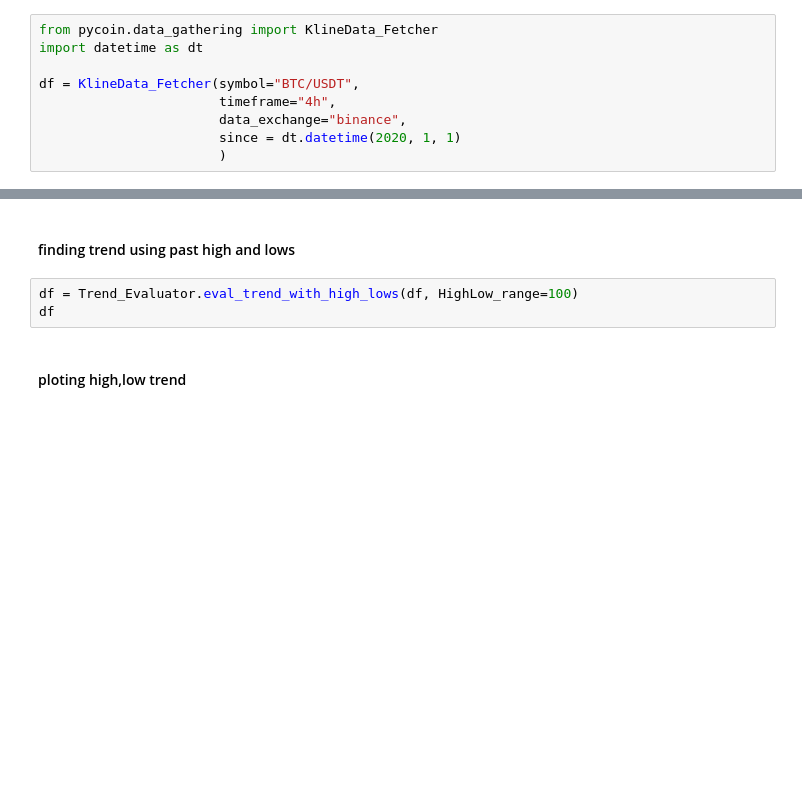
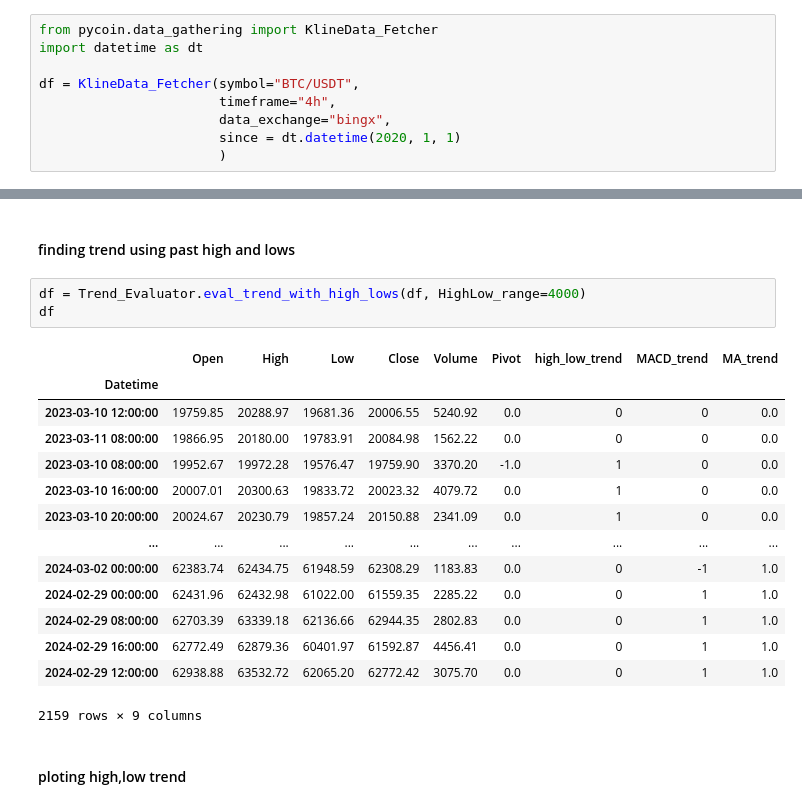
Before and after one commit to hadif1999/pycoin, a Jupyter notebook: examples/trend_analysis_example.ipynb, the cells around one changed output, grey strips where cells are left out. Drawn from its saved outputs; the diff is of its cells as text; blank space fills up the shorter version.

```diff
--- a/examples/trend_analysis_example.ipynb
+++ b/examples/trend_analysis_example.ipynb
@@ -6,6 +57,6 @@ import datetime as dt
 
 df = KlineData_Fetcher(symbol="BTC/USDT",
                        timeframe="4h",
-                       data_exchange="binance",
+                       data_exchange="bingx",
                        since = dt.datetime(2020, 1, 1)
                        )
@@ -31,8 +112,23 @@ df
 # %% [markdown]
 #### finding trend using past high and lows
 # %%
-df = Trend_Evaluator.eval_trend_with_high_lows(df, HighLow_range=100)
+df = Trend_Evaluator.eval_trend_with_high_lows(df, HighLow_range=4000)
 df
+# %% [output]
+|  | Open | High | Low | Close | Volume | Pivot | high_low_trend | MACD_trend | MA_trend |
+| Datetime |  |  |  |  |  |  |  |  |  |
+| 2023-03-10 12:00:00 | 19759.85 | 20288.97 | 19681.36 | 20006.55 | 5240.92 | 0.0 | 0 | 0 | 0.0 |
+| 2023-03-11 08:00:00 | 19866.95 | 20180.00 | 19783.91 | 20084.98 | 1562.22 | 0.0 | 0 | 0 | 0.0 |
+| 2023-03-10 08:00:00 | 19952.67 | 19972.28 | 19576.47 | 19759.90 | 3370.20 | -1.0 | 1 | 0 | 0.0 |
+| 2023-03-10 16:00:00 | 20007.01 | 20300.63 | 19833.72 | 20023.32 | 4079.72 | 0.0 | 1 | 0 | 0.0 |
+| 2023-03-10 20:00:00 | 20024.67 | 20230.79 | 19857.24 | 20150.88 | 2341.09 | 0.0 | 1 | 0 | 0.0 |
+| ... | ... | ... | ... | ... | ... | ... | ... | ... | ... |
+| 2024-03-02 00:00:00 | 62383.74 | 62434.75 | 61948.59 | 62308.29 | 1183.83 | 0.0 | 0 | -1 | 1.0 |
+| 2024-02-29 00:00:00 | 62431.96 | 62432.98 | 61022.00 | 61559.35 | 2285.22 | 0.0 | 0 | 1 | 1.0 |
+| 2024-02-29 08:00:00 | 62703.39 | 63339.18 | 62136.66 | 62944.35 | 2802.83 | 0.0 | 0 | 1 | 1.0 |
+| 2024-02-29 16:00:00 | 62772.49 | 62879.36 | 60401.97 | 61592.87 | 4456.41 | 0.0 | 0 | 1 | 1.0 |
+| 2024-02-29 12:00:00 | 62938.88 | 63532.72 | 62065.20 | 62772.42 | 3075.70 | 0.0 | 0 | 1 | 1.0 |
+2159 rows × 9 columns
 # %% [markdown]
 #### ploting high,low trend
 # %%
```
Also changed, not shown: parts of 13 cells of this notebook.
